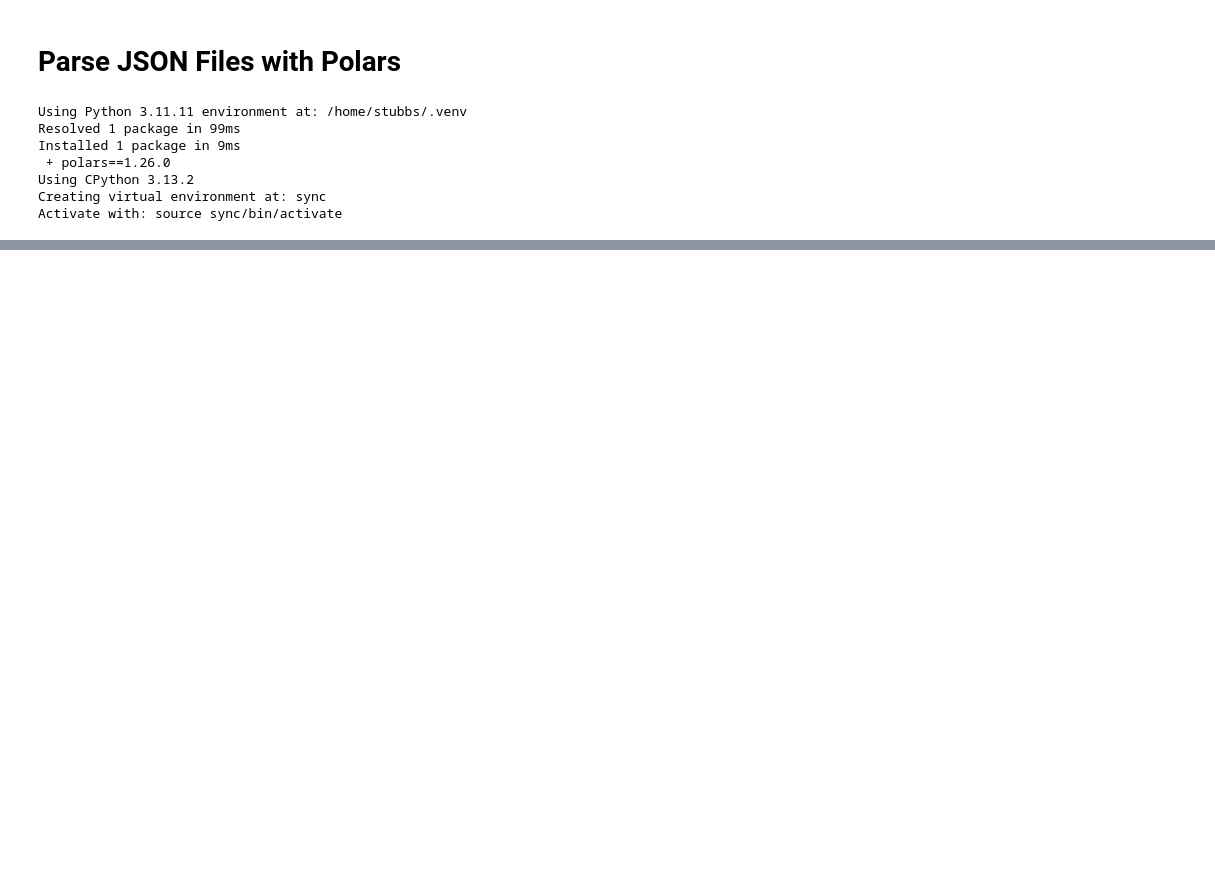
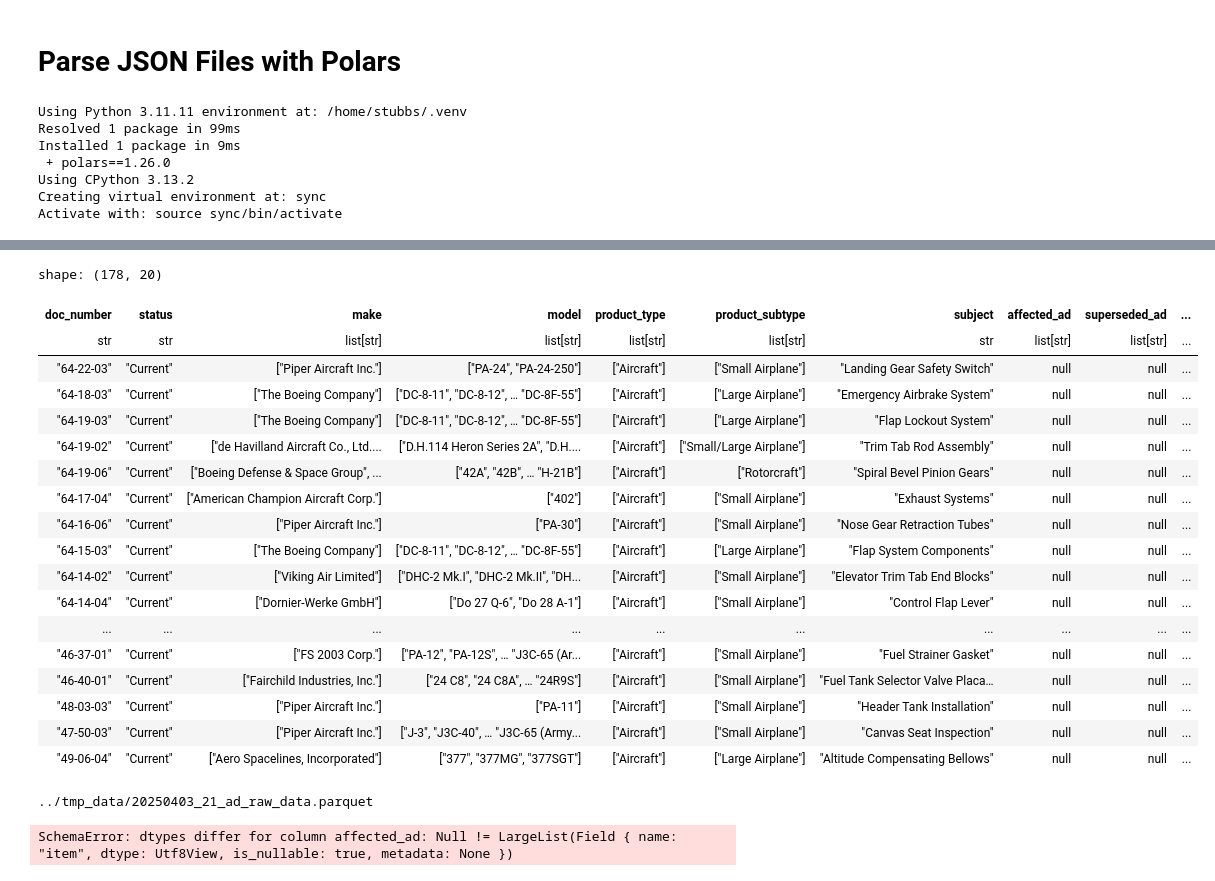
Before and after one commit to 0xstubbs/ampro, a Jupyter notebook: ampro-python/misc/json_parsing.ipynb, the cells around one changed output, grey strips where cells are left out. Saved outputs shown, nothing was run; the diff lists cells and outputs as text; code cells hidden in the pictures; blank space fills up the shorter version.

```diff
--- a/ampro-python/misc/json_parsing.ipynb
+++ b/ampro-python/misc/json_parsing.ipynb
@@ -17,0 +91,79 @@ import json
+# %%
+parquet_file = '../tmp_data/20250403_26_ad_raw_data.parquet'
+# df = (
+#         pl.read_parquet(
+#             parquet_file,
+#             schema=lf_schema,
+#             allow_missing_columns=True
+#         )
+#     )
+# df.select()
+
+df = pl.read_parquet(parquet_file)
+df
+# %% [output]
+shape: (178, 20)
+| doc_number | status | make | model | product_type | product_subtype | subject | affected_ad | superseded_ad | ... |
+| str | str | list[str] | list[str] | list[str] | list[str] | str | list[str] | list[str] | ... |
+| "64-22-03" | "Current" | ["Piper Aircraft Inc."] | ["PA-24", "PA-24-250"] | ["Aircraft"] | ["Small Airplane"] | "Landing Gear Safety Switch" | null | null | ... |
+| "64-18-03" | "Current" | ["The Boeing Company"] | ["DC-8-11", "DC-8-12", … "DC-8F-55"] | ["Aircraft"] | ["Large Airplane"] | "Emergency Airbrake System" | null | null | ... |
+| "64-19-03" | "Current" | ["The Boeing Company"] | ["DC-8-11", "DC-8-12", … "DC-8F-55"] | ["Aircraft"] | ["Large Airplane"] | "Flap Lockout System" | null | null | ... |
+| "64-19-02" | "Current" | ["de Havilland Aircraft Co., Ltd.... | ["D.H.114 Heron Series 2A", "D.H.... | ["Aircraft"] | ["Small/Large Airplane"] | "Trim Tab Rod Assembly" | null | null | ... |
+| "64-19-06" | "Current" | ["Boeing Defense & Space Group", ... | ["42A", "42B", … "H-21B"] | ["Aircraft"] | ["Rotorcraft"] | "Spiral Bevel Pinion Gears" | null | null | ... |
+| "64-17-04" | "Current" | ["American Champion Aircraft Corp."] | ["402"] | ["Aircraft"] | ["Small Airplane"] | "Exhaust Systems" | null | null | ... |
+| "64-16-06" | "Current" | ["Piper Aircraft Inc."] | ["PA-30"] | ["Aircraft"] | ["Small Airplane"] | "Nose Gear Retraction Tubes" | null | null | ... |
+| "64-15-03" | "Current" | ["The Boeing Company"] | ["DC-8-11", "DC-8-12", … "DC-8F-55"] | ["Aircraft"] | ["Large Airplane"] | "Flap System Components" | null | null | ... |
+| "64-14-02" | "Current" | ["Viking Air Limited"] | ["DHC-2 Mk.I", "DHC-2 Mk.II", "DH... | ["Aircraft"] | ["Small Airplane"] | "Elevator Trim Tab End Blocks" | null | null | ... |
+| "64-14-04" | "Current" | ["Dornier-Werke GmbH"] | ["Do 27 Q-6", "Do 28 A-1"] | ["Aircraft"] | ["Small Airplane"] | "Control Flap Lever" | null | null | ... |
+| ... | ... | ... | ... | ... | ... | ... | ... | ... | ... |
+| "46-37-01" | "Current" | ["FS 2003 Corp."] | ["PA-12", "PA-12S", … "J3C-65 (Ar... | ["Aircraft"] | ["Small Airplane"] | "Fuel Strainer Gasket" | null | null | ... |
+| "46-40-01" | "Current" | ["Fairchild Industries, Inc."] | ["24 C8", "24 C8A", … "24R9S"] | ["Aircraft"] | ["Small Airplane"] | "Fuel Tank Selector Valve Placa… | null | null | ... |
+| "48-03-03" | "Current" | ["Piper Aircraft Inc."] | ["PA-11"] | ["Aircraft"] | ["Small Airplane"] | "Header Tank Installation" | null | null | ... |
+| "47-50-03" | "Current" | ["Piper Aircraft Inc."] | ["J-3", "J3C-40", … "J3C-65 (Army... | ["Aircraft"] | ["Small Airplane"] | "Canvas Seat Inspection" | null | null | ... |
+| "49-06-04" | "Current" | ["Aero Spacelines, Incorporated"] | ["377", "377MG", "377SGT"] | ["Aircraft"] | ["Large Airplane"] | "Altitude Compensating Bellows" | null | null | ... |
+# %%
+import os
+import glob
+import polars as pl
+
+parquet_files = glob.glob('../tmp_data/20250403*.parquet')
+lf_schema ={
+    "doc_number": pl.String,
+    "status": pl.String,
+    "make": pl.List(pl.String),
+    "model": pl.List(pl.String),
+    "product_type": pl.List(pl.String),
+    "product_subtype": pl.List(pl.String),
+    "subject": pl.String,
+    "affected_ad": pl.List(pl.String),
+    "superseded_ad": pl.List(pl.String),
+    "title": pl.String,
+    "action": pl.String,
+    "summary": pl.String,
+    "supplementary_info": pl.String,
+    "regulatory_text": pl.String,
+    "section_no": pl.List(pl.String),
+    "issue_date": pl.String,
+    "effective_date": pl.String,
+    "modified_date": pl.String,
+    "doc_guid": pl.String,
+    "doc_url": pl.String,
+    "doc_download_url": pl.String,
+    "doc_filename": pl.String,
+    "has_more_attachments": pl.Boolean
+}
+
+for file in parquet_files:
+    print(file)
+    df = (
+        pl.scan_parquet(
+            file,
+            schema=lf_schema,
+            allow_missing_columns=True
+        )
+    ).collect()
+    print(df)
+    # print(df['publish_date'])
+# %% [output]
+../tmp_data/20250403_21_ad_raw_data.parquet
+SchemaError: dtypes differ for column affected_ad: Null != LargeList(Field { name: "item", dtype: Utf8View, is_nullable: true, metadata: None })
```
Also changed, not shown: parts of 10 cells of this notebook, 1 other file.
